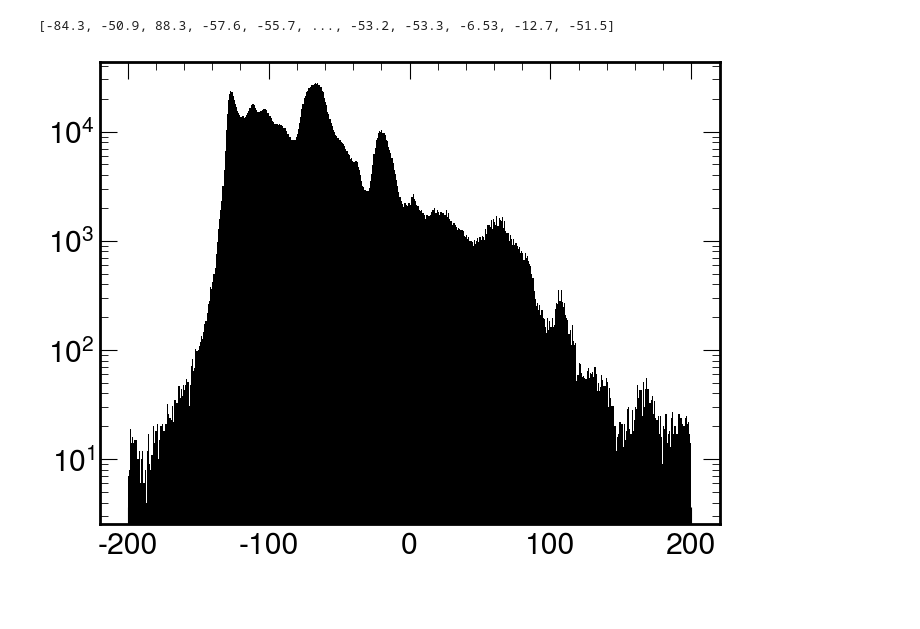
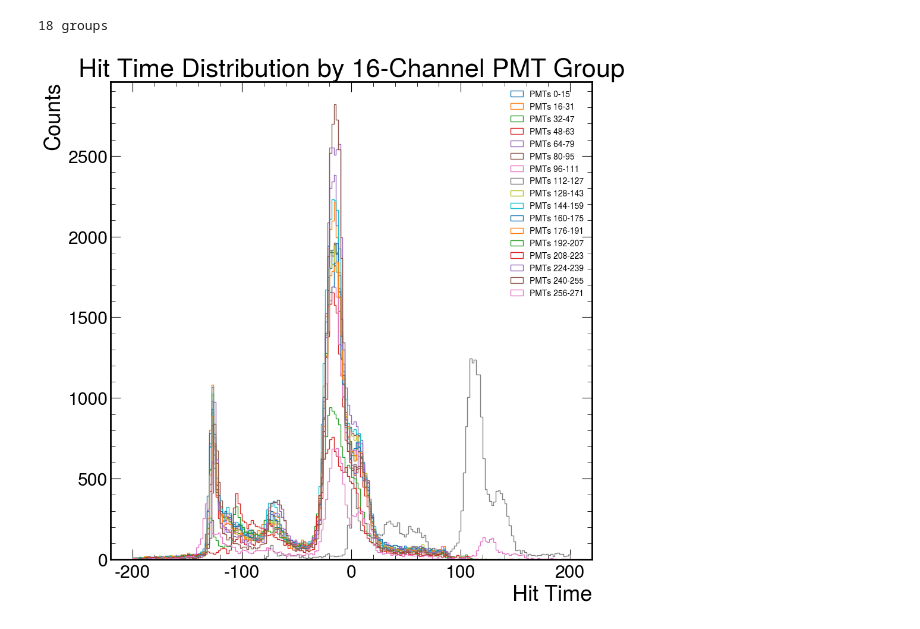
Before and after one commit to hbjamin/dichroicon-analysis, a Jupyter notebook: muons/main.ipynb, the cells around one changed output. Cells and saved outputs as stored; diff of their text form; code cells hidden in the pictures; blank space fills up the shorter version.

Commit message:
code dump. cleanup needed

```diff
--- a/muons/main.ipynb
+++ b/muons/main.ipynb
@@ -214,7 +253,8 @@ class Run:
     def get_log_time_ns(self):
         return [event.log_time_ns for event in self.events]
 # %%
-path = '/nfs/disk1/eos/eos-processed-data-nubar/'
+# path = '/nfs/disk1/eos/eos-processed-data-nubar/'
+path = '/nfs/disk1/users/bharris/eos/sim/EosSimulations/'
 
 run = Run(1246)
 run.load_files(path)
@@ -226,14 +273,21 @@ Found 1157 files for run 1246
 # %%
-prompt_nhit_range = (180,200)
-follower_nhit_range = (80,130)
+def line(x,a,b,c):
+    return np.exp(a*(x+b))+c
 
-prompt_charge_range = (300, 3000)
+#first = line(x,0.022,108,90)
+
+
+prompt_nhit_range = (185,200)
+follower_nhit_range = (40,140)
+
+prompt_charge_range = (600,1500)
 
 run.reset_trigger_types()
 run.reset_time_since_last_prompt_trigger()
 
 run.set_trigger_types_with_nhit(prompt_nhit_range, follower_nhit_range)
 #run.set_trigger_types_with_nhit_and_charge(prompt_nhit_range, follower_nhit_range, prompt_charge_range)
+#run.set_trigger_types_with_nhit_and_charge_curve
 run.set_time_since_last_promp_trigger()
 
 nprompt = [event.trigger_type==0 for event in run.events].count(True)
@@ -248,5 +302,8 @@ ts = run.get_timestamp_us()
 dt = run.get_time_since_last_trigger_us()
 dt_prompt = run.get_time_since_last_prompt_trigger_us()
 
+prescale = 16
 print(f"Got {ts[-1]/1e6:.3f} s of data")
+print(f"Prompt trigger frequency {16*nprompt/(ts[-1]/1e6):.3f} Hz")
+print(f"Follower trigger frequency {nfollower/(ts[-1]/1e6):.3f} Hz")
 # %% [output]
@@ -462,15 +652,37 @@ hep.histplot(np.histogram(charges, bins=30), color='black', label='Michel Candid
 # %%
-times = [event.digit_time_ns for event in michels]
-print(times[0])
+id2ch = dict(zip(run.pmt_id, run.pmt_ch))
+ch2id = dict(zip(run.pmt_ch, run.pmt_id))
 
-plt.figure(figsize=(8, 6))
+grouped_hit_times = {}
+
+for event in run.events:
+    for pmt_id, time in zip(event.digit_pmt_id, event.digit_time_ns):
+        if True: #run.pmt_is_online[pmt_id]:#and -30<time<10:
+            group = id2ch[pmt_id] // 16
+            if group not in grouped_hit_times:
+                grouped_hit_times[group] = []
+            grouped_hit_times[group].append(time)
+
+# Convert to NumPy array if needed
+for group in grouped_hit_times:
+    grouped_hit_times[group] = np.array(grouped_hit_times[group])
+
+plt.figure(figsize=(10, 10))
+
+colors = plt.cm.tab10.colors  # color palette
+for i, (group, times) in enumerate(sorted(grouped_hit_times.items())):
+    plt.hist(times, bins=200, range=(-200,200), histtype='step', label=f'PMTs {group*16}-{group*16+15}', color=colors[i % len(colors)])
+
+plt.xlabel('Hit Time')
+plt.ylabel('Counts')
+plt.legend(fontsize=10)
+plt.title('Hit Time Distribution by 16-Channel PMT Group')
+plt.tight_layout()
+
+print(f"{len(grouped_hit_times)+1} groups")
 
 
-times = ak.flatten(times)
-
-
-plt.hist(times, color='black', bins=500, range=(-200,200), label='Michel Candidates')
-plt.yscale('log')
+plt.show()
 # %% [output]
-[-84.3, -50.9, 88.3, -57.6, -55.7, ..., -53.2, -53.3, -6.53, -12.7, -51.5]
+18 groups
-[figure, old version]
+[figure, new version]
```
Also changed, not shown: parts of 40 cells of this notebook, 3 other files.
